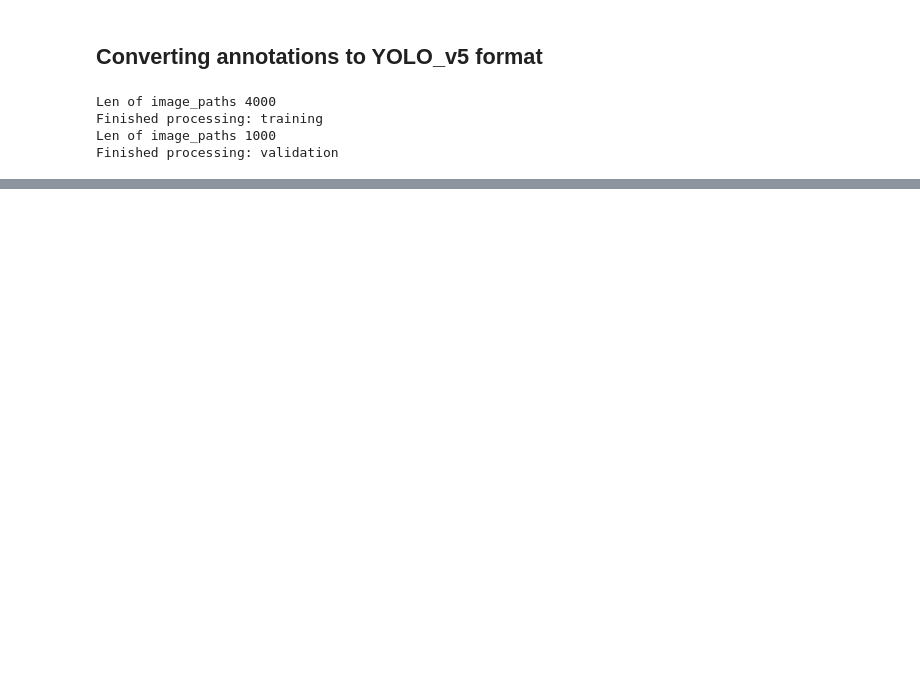
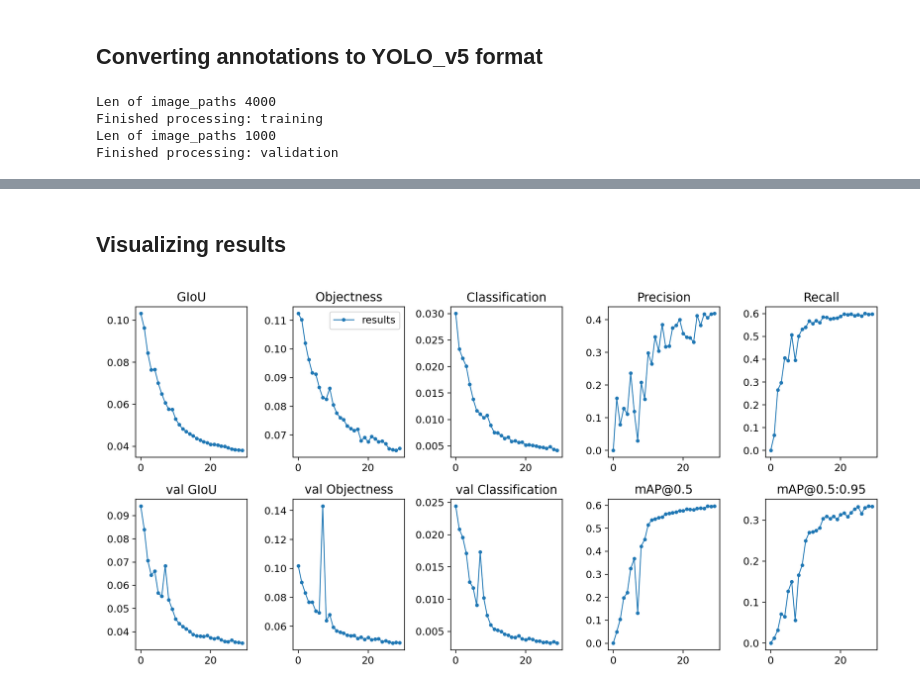
Before and after one commit to AymanNasser/Helmet-Detection, a Jupyter notebook: Helmet_Detection.ipynb, the cells around one changed output, grey strips where cells are left out. Saved outputs shown, nothing was run; the diff lists cells and outputs as text; code cells hidden in the pictures; blank space fills up the shorter version.

```diff
--- a/Helmet_Detection.ipynb
+++ b/Helmet_Detection.ipynb
@@ -209,0 +283,9 @@ Finished processing: validation
+# %% [markdown]
+## Visualizing results
+# %%
+from PIL import Image
+res = Image.open('/content/gdrive/My Drive/Kaggle/yolov5/runs/exp1/results.png')
+batch_img = Image.open('/content/gdrive/My Drive/Kaggle/yolov5/runs/exp1/train_batch1.jpg')
+res
+# %% [output]
+[figure, added]
```
Also changed, not shown: parts of 26 cells of this notebook.
